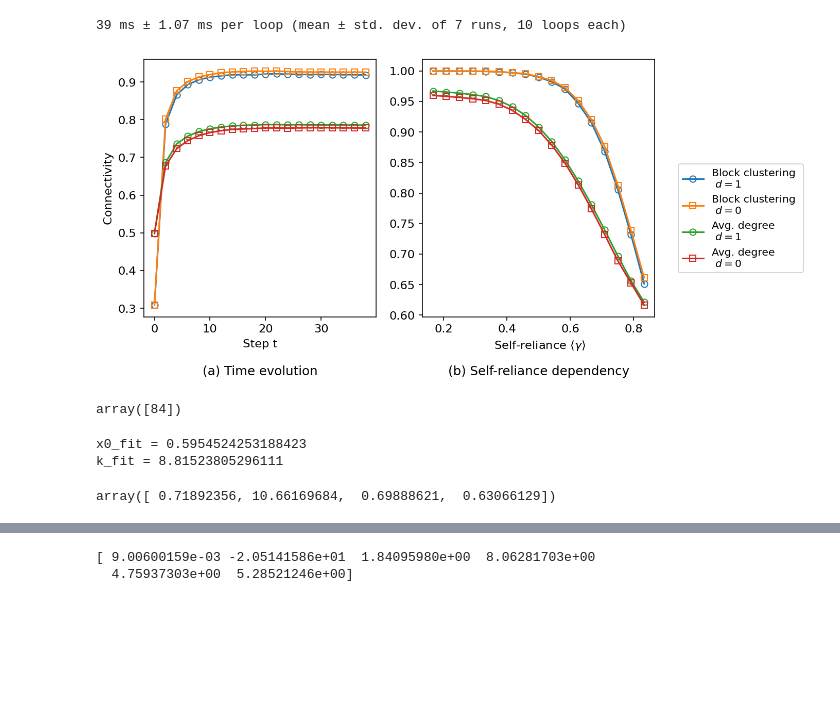
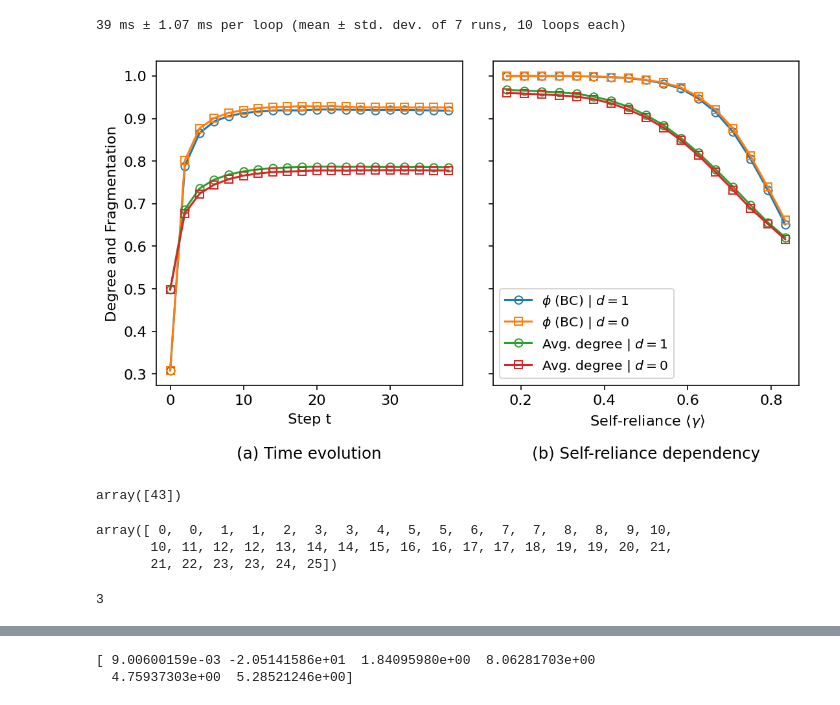
Before and after one commit to lquante/social_agent_based_modelling, a Jupyter notebook: notebooks/ParameterTests.ipynb, the cells around one changed output, grey strips where cells are left out. Saved outputs shown, nothing was run; the diff lists cells and outputs as text; code cells hidden in the pictures; blank space fills up the shorter version.

Commit message:
added paper_graphics nb

```diff
--- a/notebooks/ParameterTests.ipynb
+++ b/notebooks/ParameterTests.ipynb
@@ -129,3 +121,12 @@ def connectivity(labels):
+# %%
+def connectivity(labels):
+    unique_labels_, counts_ = np.unique(labels, return_counts=True)
+    noise_count_ = counts_[unique_labels_ == -1][0] if -1 in unique_labels_ else 0
+    sizes_ = counts_[unique_labels_ >= 0]
+    n_clusters = sizes_.size
+    n_agents = np.sum(counts_[unique_labels_ >= -1])
+    if n_agents <= 1: return -1
+    return (n_agents - (n_clusters + noise_count_)) / (n_agents - 1)
 # %%
 # Compare cluster connectivity with degree connectivity
 # -----------------------------------------------------
@@ -233,34 +235,34 @@ for i, _ in enumerate(x):
 means2 = np.array(means2)
 stderr2 = np.array(stderr2)
 # %%
-fig, (ax1, ax2) = plt.subplots(1, 2, figsize=(10, 4.5))
+fig, (ax1, ax2) = plt.subplots(1, 2, figsize=(10, 4.5), sharey=True)
 plt.rcParams.update({"figure.dpi": 147, "font.size": 11})
 
-ax1.errorbar(t[:], means[:,0][0:], marker='o', mfc='none', label="Block clustering \n " + r"$d=1$")
+ax1.errorbar(t[:], means[:,0][0:], marker='o', mfc='none', label=" \n " + r"$d=1$")
 ax1.errorbar(t[:], means[:,1][0:], marker='s', mfc='none', label="Block clustering \n " + r"$d=0$")
 ax1.errorbar(t[:], means[:,2][0:], marker='o', mfc='none', label="Avg. degree \n "+r"$d=1$")
 ax1.errorbar(t[:], means[:,3][0:], marker='s', mfc='none', label="Avg. degree \n "+r"$d=0$")
 
-ax2.errorbar(x, means2[:,0], marker='o', mfc='none', label=r"Block clustering | $d=1$")
-ax2.errorbar(x, means2[:,1], marker='s', mfc='none', label=r"Block clustering | $d=0$")
+ax2.errorbar(x, means2[:,0], marker='o', mfc='none', label=r"$\phi$ (BC) | $d=1$")
+ax2.errorbar(x, means2[:,1], marker='s', mfc='none', label=r"$\phi$ (BC) | $d=0$")
 ax2.errorbar(x, means2[:,2], marker='o', mfc='none', label=r"Avg. degree | $d=1$")
 ax2.errorbar(x, means2[:,3], marker='s', mfc='none', label=r"Avg. degree | $d=0$")
 
-ax1.set_ylabel(" Connectivity ")
+ax1.set_ylabel(" Degree and Fragmentation ")
 ax1.set_xlabel(" Step t ")
 ax2.set_xlabel(r" Self-reliance $\langle \gamma \rangle$ ")
 
-lables, handles = ax1.get_legend_handles_labels()
-fig.legend(lables, handles, loc="right", fontsize=10)
+lables, handles = ax2.get_legend_handles_labels()
+ax2.legend(lables, handles, loc="best", fontsize=10)
 #ax2.legend(loc="best", fontsize=10)
-fig.subplots_adjust(right=0.8)
+fig.subplots_adjust(right=0.8, wspace=0.1)
 
 ax1.set_title("(a) Time evolution", y=-0.25, loc="center", fontsize=12)
 ax2.set_title("(b) Self-reliance dependency", y=-0.25, loc="center", fontsize=12)
 
 plt.show()
 # %% [output]
-[figure, old version]
+[figure, new version]
 # %%
 import numpy as np
 
@@ -317,10 +319,16 @@ def add_connectivities(N, k, n_loops, bcc_dict, avgdeg_dict):
 
     bcc_dict[N] = np.array(conn_bcc)
     avgdeg_dict[N] = np.array(conn_avgdeg)
-# %%
-np.random.choice(np.arange(100), size=1, replace=False)
-# %% [output]
-array([84])
+# %%
+np.random.choice(np.arange(100), size=1, replace=False)
+# %% [output]
+array([43])
+# %%
+np.array(k_rel * N*N, dtype=int)
+# %% [output]
+array([ 0,  0,  1,  1,  2,  3,  3,  4,  5,  5,  6,  7,  7,  8,  8,  9, 10,
+       10, 11, 12, 12, 13, 14, 14, 15, 16, 16, 17, 17, 18, 19, 19, 20, 21,
+       21, 22, 23, 23, 24, 25])
 # %%
 k = np.append(np.arange(100, 10000, 2000), 10000)
 
@@ -334,29 +342,3 @@ for N in (50, 100, 150):
     k = np.array(k_rel * N*N, dtype=int)
     n_loops = 6
     add_connectivities(N, k, n_loops, bcc, avgdeg)
-# %%
-def sigmoid(x, x0, a):
-    return 1 / (1 + np.exp(-a * (x - x0)))
-
-# Generate some sample data
-x_data = k_rel
-y_data = bcc[100][:,0] #sigmoid(x_data, 0, 1) + 0.1 * np.random.randn(len(x_data))
-
-# Fit the logistic function to the data
-initial_guess = [0, 1]  # Initial guess for x0 and k
-fit_params, _ = curve_fit(sigmoid, x_data, y_data, p0=initial_guess)
-
-# Extract the fitted parameter values
-x0_fit = fit_params[0]
-k_fit = fit_params[1]
-
-# Print the fitted parameter values
-print("x0_fit =", x0_fit)
-print("k_fit =", k_fit)
-# %% [output]
-x0_fit = 0.5954524253188423
-k_fit = 8.81523805296111
-# %%
-params
-# %% [output]
-array([ 0.71892356, 10.66169684,  0.69888621,  0.63066129])
@@ -362,0 +356,10 @@ array([ 0.71892356, 10.66169684,  0.69888621,  0.63066129])
+# %%
+xi, yi = 2, 0
+xj, yj = 3, 3
+N = 4
+dx = abs(xi - xj)
+dy = abs(yi - yj)
+dx = N - dx
+dx
+# %% [output]
+3
```
Also changed, not shown: parts of 81 cells of this notebook, 8 other files.
